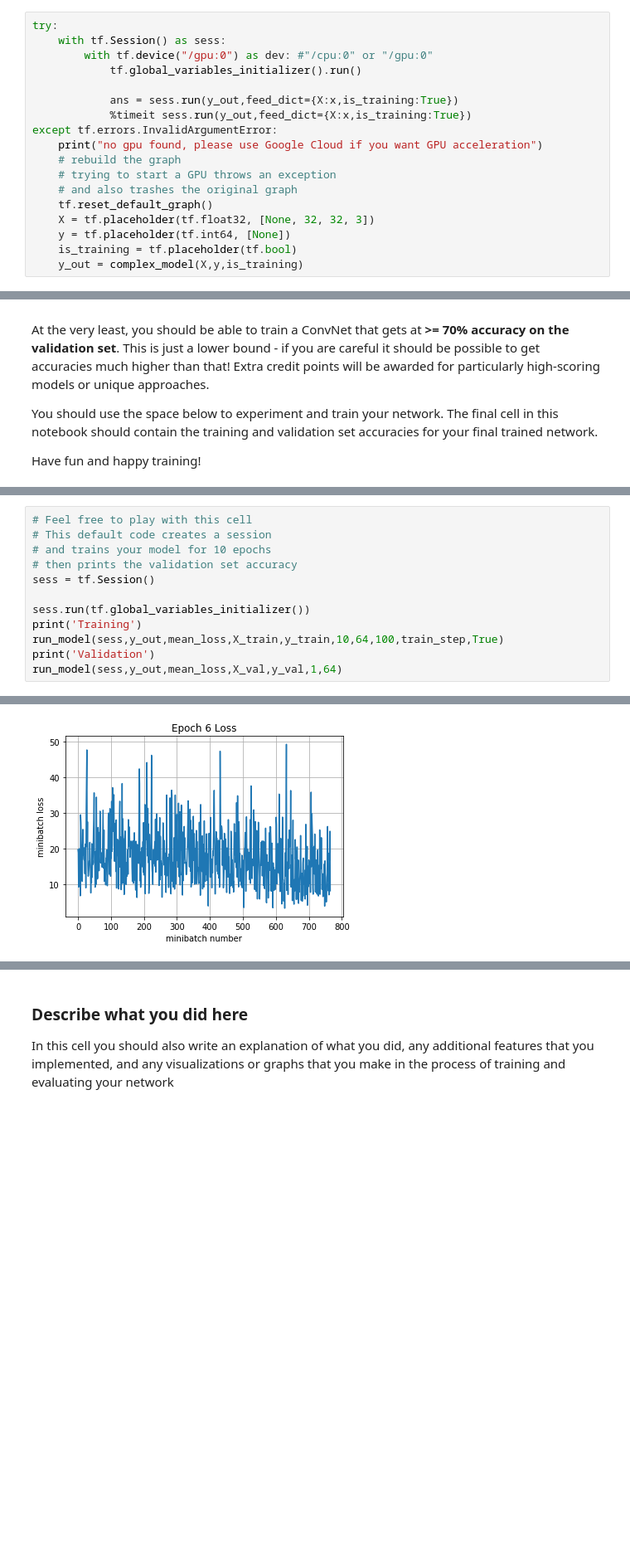
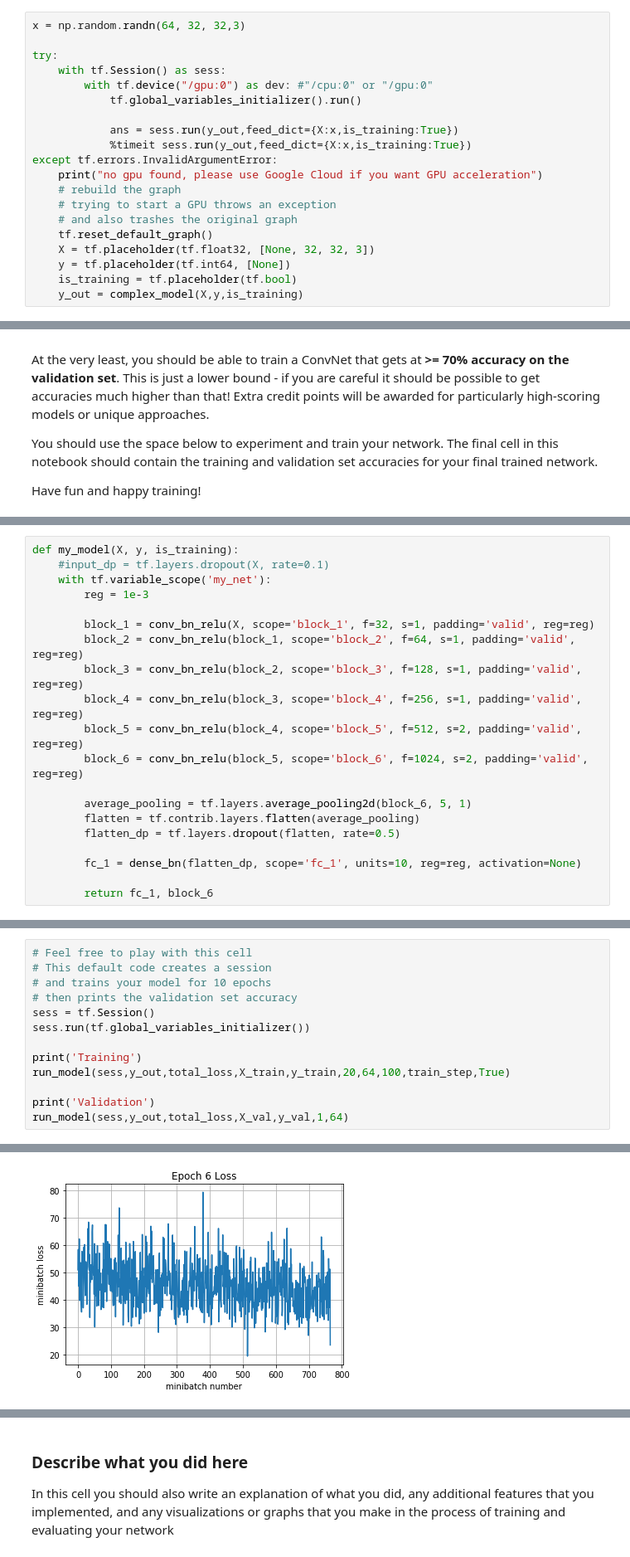
Before and after one commit to PihtaHorse/cs231assignments2017, a Jupyter notebook: 2/TensorFlow.ipynb, the cells around one changed output, grey strips where cells are left out. Shown at 83% size. Cells and saved outputs as stored; diff of their text form; blank space fills up the shorter version.

```diff
--- a/2/TensorFlow.ipynb
+++ b/2/TensorFlow.ipynb
@@ -362,6 +358,8 @@ You should see the following from the run above
 
 Now, we're going to try and start the model under the GPU device, the rest of the code stays unchanged and all our variables and operations will be computed using accelerated code paths. However, if there is no GPU, we get a Python exception and have to rebuild our graph. On a dual-core CPU, you might see around 50-80ms/batch running the above, while the Google Cloud GPUs (run below) should be around 2-5ms/batch.
 # %%
+x = np.random.randn(64, 32, 32,3)
+
 try:
     with tf.Session() as sess:
         with tf.device("/gpu:0") as dev: #"/cpu:0" or "/gpu:0"
@@ -548,0 +565,20 @@ with tf.control_dependencies(extra_update_ops):
+# %%
+def my_model(X, y, is_training):
+    #input_dp = tf.layers.dropout(X, rate=0.1)
+    with tf.variable_scope('my_net'):
+        reg = 1e-3
+
+        block_1 = conv_bn_relu(X, scope='block_1', f=32, s=1, padding='valid', reg=reg)
+        block_2 = conv_bn_relu(block_1, scope='block_2', f=64, s=1, padding='valid', reg=reg)
+        block_3 = conv_bn_relu(block_2, scope='block_3', f=128, s=1, padding='valid', reg=reg)
+        block_4 = conv_bn_relu(block_3, scope='block_4', f=256, s=1, padding='valid', reg=reg)
+        block_5 = conv_bn_relu(block_4, scope='block_5', f=512, s=2, padding='valid', reg=reg)
+        block_6 = conv_bn_relu(block_5, scope='block_6', f=1024, s=2, padding='valid', reg=reg)
+
+        average_pooling = tf.layers.average_pooling2d(block_6, 5, 1)
+        flatten = tf.contrib.layers.flatten(average_pooling)
+        flatten_dp = tf.layers.dropout(flatten, rate=0.5)
+
+        fc_1 = dense_bn(flatten_dp, scope='fc_1', units=10, reg=reg, activation=None)
+
+        return fc_1, block_6
@@ -552,11 +705,12 @@ with tf.control_dependencies(extra_update_ops):
 # and trains your model for 10 epochs
 # then prints the validation set accuracy
 sess = tf.Session()
+sess.run(tf.global_variables_initializer())
 
-sess.run(tf.global_variables_initializer())
 print('Training')
-run_model(sess,y_out,mean_loss,X_train,y_train,10,64,100,train_step,True)
+run_model(sess,y_out,total_loss,X_train,y_train,20,64,100,train_step,True)
+
 print('Validation')
-run_model(sess,y_out,mean_loss,X_val,y_val,1,64)
+run_model(sess,y_out,total_loss,X_val,y_val,1,64)
 # %% [output]
 Training
@@ -620 +774 @@ Epoch 6, Overall loss = 0.275 and accuracy of 0.908
-[figure, old version]
+[figure, new version]
```
Also changed, not shown: parts of 15 cells of this notebook.
